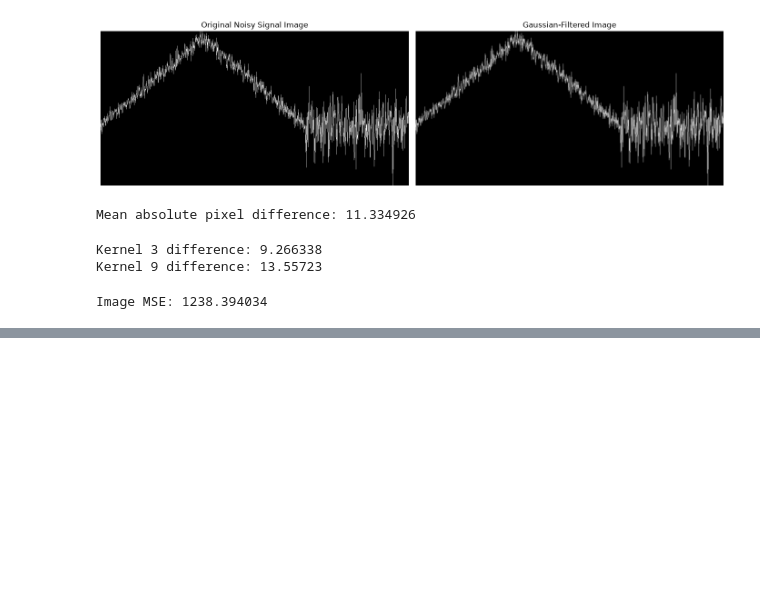
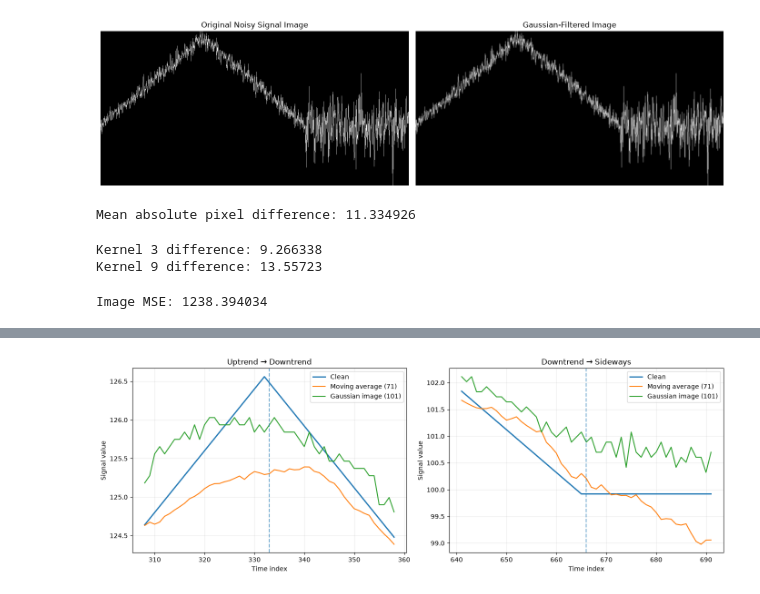
Before and after one commit to ZoroXoXo/QuantForge, a Jupyter notebook: experiments/benchmark.ipynb, the cells around one changed output, grey strips where cells are left out. Cells and saved outputs as stored; diff of their text form; code cells hidden in the pictures; blank space fills up the shorter version.

```diff
--- a/experiments/benchmark.ipynb
+++ b/experiments/benchmark.ipynb
@@ -51,0 +480,20 @@ Image MSE: 1238.394034
+# %%
+#measuring transition error
+# Examine a region around each regime transition.
+transition_points = [333, 666]
+radius = 25
+
+for point in transition_points:
+    start = max(0, point - radius)
+    end = min(len(clean), point + radius + 1)
+
+    clean_region = clean[start:end]
+    numerical_region = numerical_71[start:end]
+    image_region = image_101[start:end]
+
+    numerical_mse = np.mean((numerical_region - clean_region) ** 2)
+    image_mse = np.mean((image_region - clean_region) ** 2)
+
+    print(f"\nTransition near index {point}:")
+    print(f"Numerical moving average MSE: {numerical_mse:.4f}")
+    print(f"Gaussian image pipeline MSE:  {image_mse:.4f}")
@@ -51,0 +563,40 @@ Image MSE: 1238.394034
+# %%
+#visualise the transition regions
+
+import matplotlib.pyplot as plt
+
+_, clean, noisy, _ = generate_signal(seed=42)
+numerical = moving_average(noisy, window_size=71)
+
+signal_min = np.min(noisy)
+signal_max = np.max(noisy)
+
+image = signal_to_image(noisy)
+filtered = apply_gaussian_filter(image, kernel_size=101)
+recovered_image = recover_signal(filtered, signal_min, signal_max)
+
+fig, axes = plt.subplots(1, 2, figsize=(14, 5))
+
+for ax, point, title in zip(
+    axes,
+    [333, 666],
+    ["Uptrend → Downtrend", "Downtrend → Sideways"]
+):
+    start, end = point - 25, point + 26
+    x = np.arange(start, end)
+
+    ax.plot(x, clean[start:end], label="Clean", linewidth=2)
+    ax.plot(x, numerical[start:end], label="Moving average (71)")
+    ax.plot(x, recovered_image[start:end], label="Gaussian image (101)")
+    ax.axvline(point, linestyle="--", alpha=0.6)
+
+    ax.set_title(title)
+    ax.set_xlabel("Time index")
+    ax.set_ylabel("Signal value")
+    ax.legend()
+    ax.grid(alpha=0.25)
+
+plt.tight_layout()
+plt.show()
+# %% [output]
+[figure, added]
```
Also changed, not shown: parts of 13 cells of this notebook, 3 other files.
